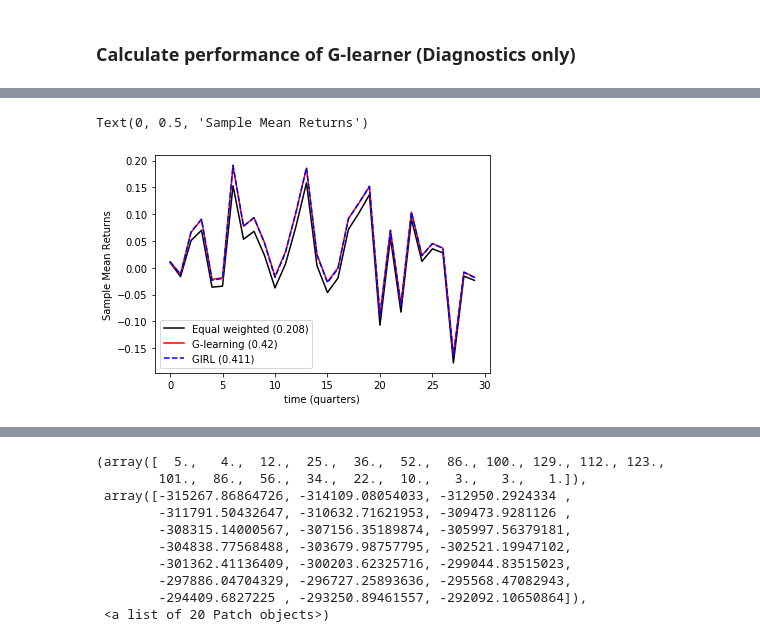
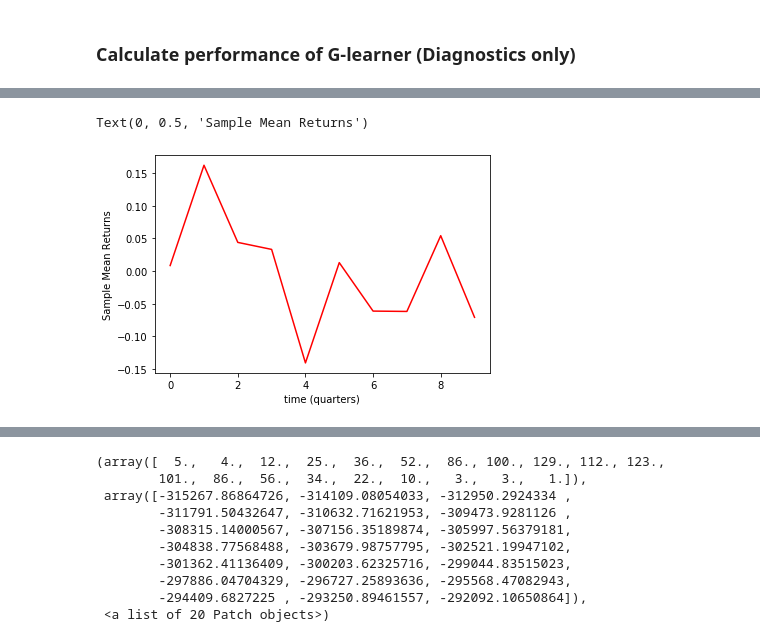
Before and after one commit to mfrdixon/ML_Finance_Codes, a Jupyter notebook: Chapter10-Apps-Reinforcement-Learning/ML_in_Finance-Glearning-Wealth-Management.ipynb, the cells around one changed output, grey strips where cells are left out. Cells and saved outputs as stored; diff of their text form; code cells hidden in the pictures.

```diff
--- a/Chapter10-Apps-Reinforcement-Learning/ML_in_Finance-Glearning-Wealth-Management.ipynb
+++ b/Chapter10-Apps-Reinforcement-Learning/ML_in_Finance-Glearning-Wealth-Management.ipynb
@@ -1032,8 +952,10 @@ Done simulating trajectories in 47.856065 sec
+# %%
+returns_all_G=returns_all
 # %%
-#SR_G=0
-#for i in range(num_sim):
-#  SR_G+=(np.mean(returns_all_G[i])-riskfree_rate*dt)/np.std(returns_all_G[i])
+SR_G=0
+for i in range(num_sim):
+  SR_G+=(np.mean(returns_all_G[i])-riskfree_rate*dt)/np.std(returns_all_G[i])
 
-#SR_G/=num_sim
-#print(SR_G)
+SR_G/=num_sim
+print(SR_G)
 # %% [output]
@@ -1059,6 +963,6 @@ Done simulating trajectories in 47.856065 sec
 # %%
-#r_G=np.array([0]*num_steps, dtype='float64')
-#for n in range(num_steps):
-#  for i in range(num_sim):
-#    r_G[n]+=returns_all_G[i][n]
-#  r_G[n]/=num_sim
+r_G=np.array([0]*num_steps, dtype='float64')
+for n in range(num_steps):
+  for i in range(num_sim):
+    r_G[n]+=returns_all_G[i][n]
+  r_G[n]/=num_sim
@@ -1077,12 +969,9 @@ Done simulating trajectories in 47.856065 sec
 # %%
-#plt.plot(r_ew, label='Equal weighted (' + str(np.round(SR_ew,3)) + ')', color='black')
-#plt.plot(r_G, label='G-learning (' + str(np.round(SR_G,3)) + ')', color='red')
-#plt.plot(r_girl, label='GIRL (' + str(np.round(SR_GIRL,3)) + ')', color='blue', linestyle='--')
+plt.plot(r_G, label='G-learning (' + str(np.round(SR_G,3)) + ')', color='red')
 
-#plt.legend()
-#plt.xlabel('time (quarters)')
-#plt.ylabel('Sample Mean Returns')
+plt.xlabel('time (quarters)')
+plt.ylabel('Sample Mean Returns')
 # %% [output]
 Text(0, 0.5, 'Sample Mean Returns')
-[figure, old version]
+[figure, new version]
 # %%
```
Also changed, not shown: parts of 73 cells of this notebook.
